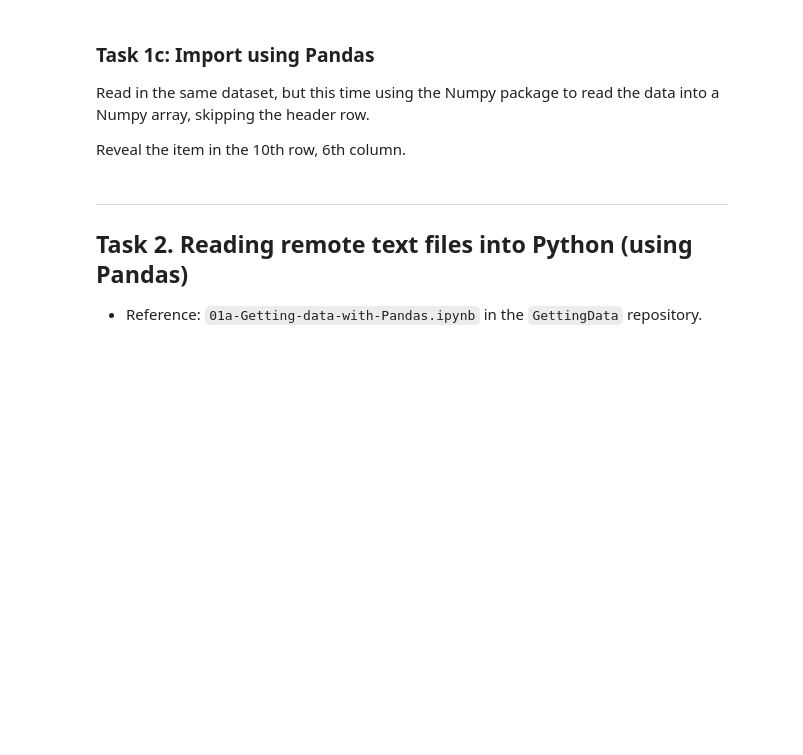
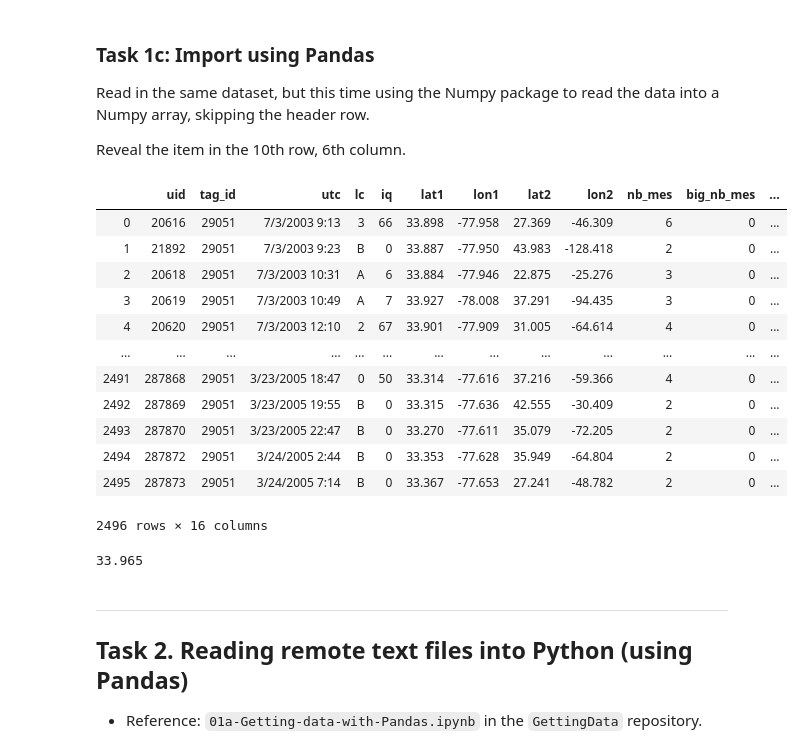
Before and after one commit to nickwerner-hub/ProblemSet5, a Jupyter notebook: 1-Accessing-data.ipynb, the cells around one changed output. Saved outputs shown, nothing was run; the diff lists cells and outputs as text; code cells hidden in the pictures; blank space fills up the shorter version.

```diff
--- a/1-Accessing-data.ipynb
+++ b/1-Accessing-data.ipynb
@@ -33,8 +81,27 @@ Reveal the item in the 10th row, 6th column.
 # %%
 #Read the file into Pandas dataframe
 import pandas as pd
+data = pd.read_csv('./data/SaraTheTurtle.csv')
+data
+# %% [output]
+|  | uid | tag_id | utc | lc | iq | lat1 | lon1 | lat2 | lon2 | nb_mes | big_nb_mes | ... |
+| 0 | 20616 | 29051 | 7/3/2003 9:13 | 3 | 66 | 33.898 | -77.958 | 27.369 | -46.309 | 6 | 0 | ... |
+| 1 | 21892 | 29051 | 7/3/2003 9:23 | B | 0 | 33.887 | -77.950 | 43.983 | -128.418 | 2 | 0 | ... |
+| 2 | 20618 | 29051 | 7/3/2003 10:31 | A | 6 | 33.884 | -77.946 | 22.875 | -25.276 | 3 | 0 | ... |
+| 3 | 20619 | 29051 | 7/3/2003 10:49 | A | 7 | 33.927 | -78.008 | 37.291 | -94.435 | 3 | 0 | ... |
+| 4 | 20620 | 29051 | 7/3/2003 12:10 | 2 | 67 | 33.901 | -77.909 | 31.005 | -64.614 | 4 | 0 | ... |
+| ... | ... | ... | ... | ... | ... | ... | ... | ... | ... | ... | ... | ... |
+| 2491 | 287868 | 29051 | 3/23/2005 18:47 | 0 | 50 | 33.314 | -77.616 | 37.216 | -59.366 | 4 | 0 | ... |
+| 2492 | 287869 | 29051 | 3/23/2005 19:55 | B | 0 | 33.315 | -77.636 | 42.555 | -30.409 | 2 | 0 | ... |
+| 2493 | 287870 | 29051 | 3/23/2005 22:47 | B | 0 | 33.270 | -77.611 | 35.079 | -72.205 | 2 | 0 | ... |
+| 2494 | 287872 | 29051 | 3/24/2005 2:44 | B | 0 | 33.353 | -77.628 | 35.949 | -64.804 | 2 | 0 | ... |
+| 2495 | 287873 | 29051 | 3/24/2005 7:14 | B | 0 | 33.367 | -77.653 | 27.241 | -48.782 | 2 | 0 | ... |
+2496 rows × 16 columns
 # %%
 #Reveal the value in the 10th row, 6th column
+data.iloc[9, 5]
+# %% [output]
+33.965
 # %% [markdown]
 ---
 ## Task 2. Reading remote text files into Python (using Pandas)
```
Also changed, not shown: parts of 10 cells of this notebook, 1 other file.
